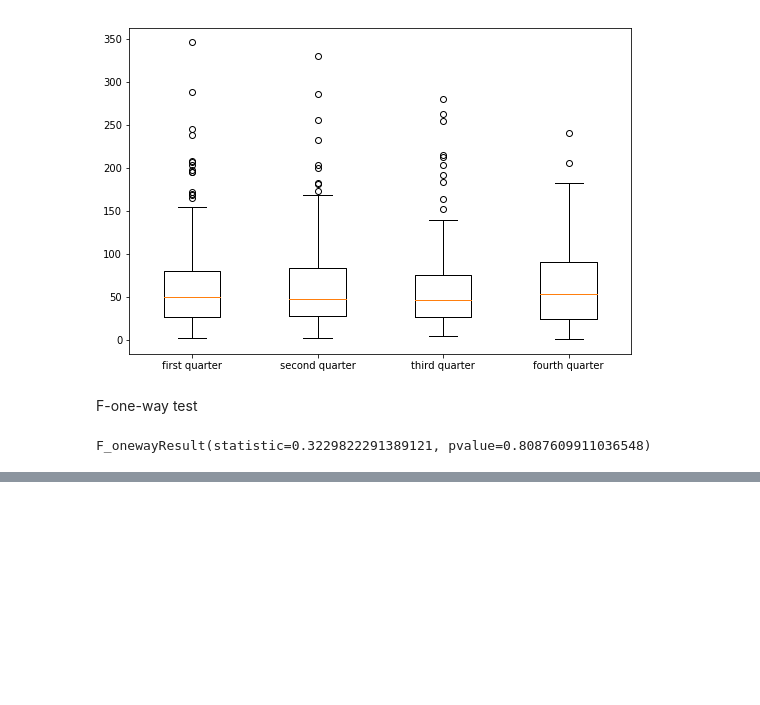
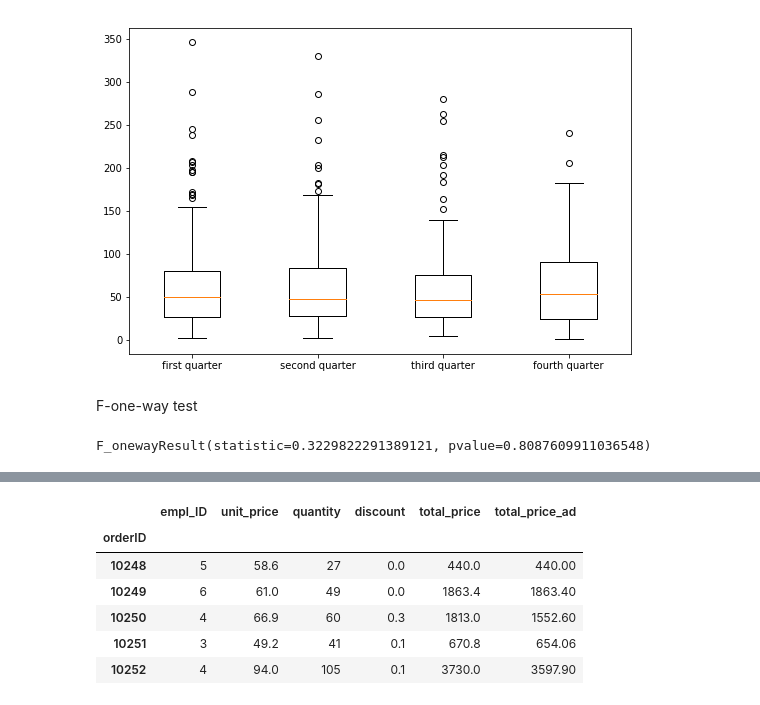
Before and after one commit to nikolholicka/Hypotesis_Testing_Northwind_Database, a Jupyter notebook: Hypotheses_Testing_Mod3_Project.ipynb, the cells around one changed output, grey strips where cells are left out. Drawn from its saved outputs; the diff is of its cells as text; code cells hidden in the pictures; blank space fills up the shorter version.

```diff
--- a/Hypotheses_Testing_Mod3_Project.ipynb
+++ b/Hypotheses_Testing_Mod3_Project.ipynb
@@ -528,0 +592,10 @@ EE = fourth_q.loc[fourth_q.s_region == all_regions[8]]
+# %%
+performance_df.head()
+# %% [output]
+|  | empl_ID | unit_price | quantity | discount | total_price | total_price_ad |
+| orderID |  |  |  |  |  |  |
+| 10248 | 5 | 58.6 | 27 | 0.0 | 440.0 | 440.00 |
+| 10249 | 6 | 61.0 | 49 | 0.0 | 1863.4 | 1863.40 |
+| 10250 | 4 | 66.9 | 60 | 0.3 | 1813.0 | 1552.60 |
+| 10251 | 3 | 49.2 | 41 | 0.1 | 670.8 | 654.06 |
+| 10252 | 4 | 94.0 | 105 | 0.1 | 3730.0 | 3597.90 |
```
Also changed, not shown: parts of 27 cells of this notebook.
